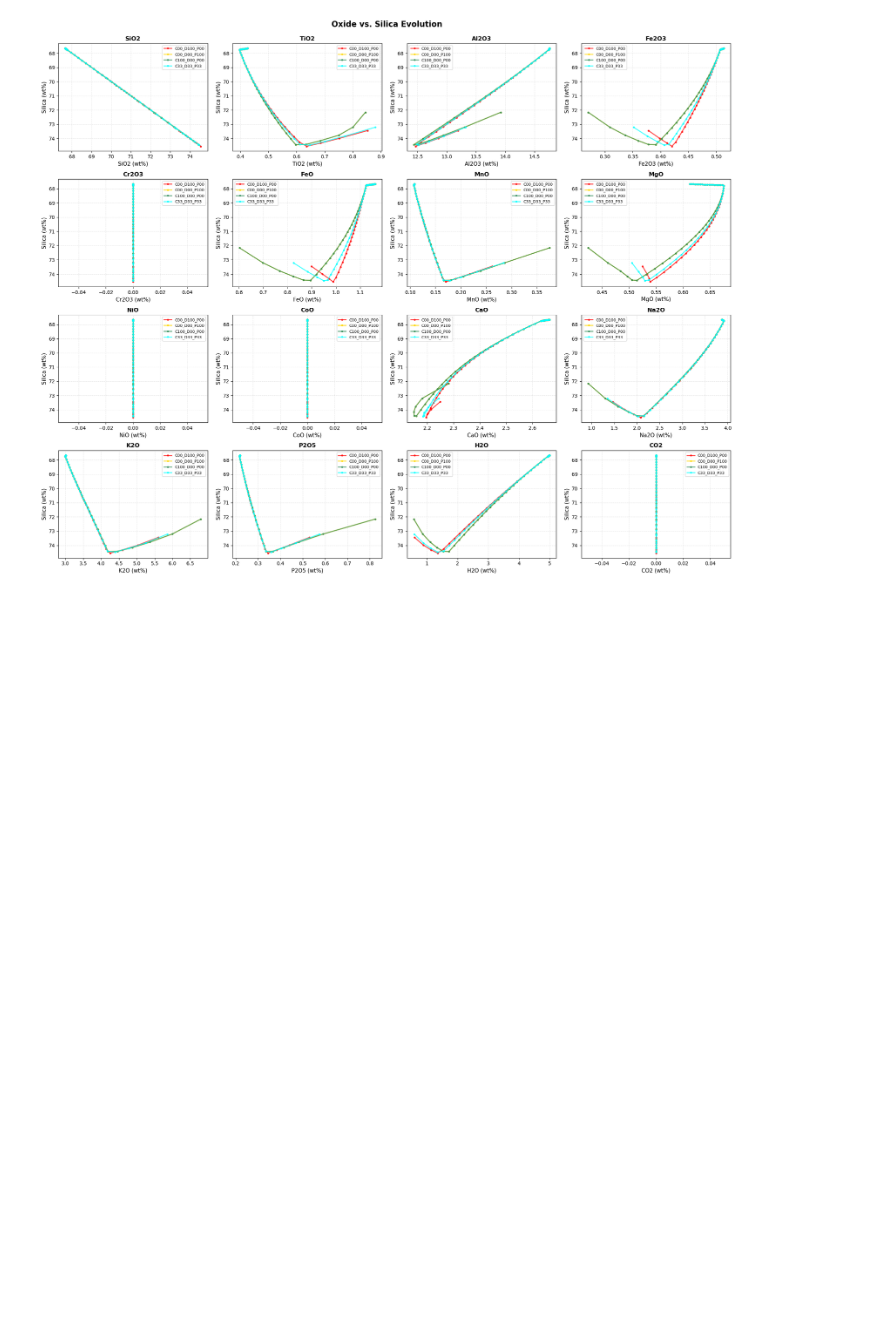
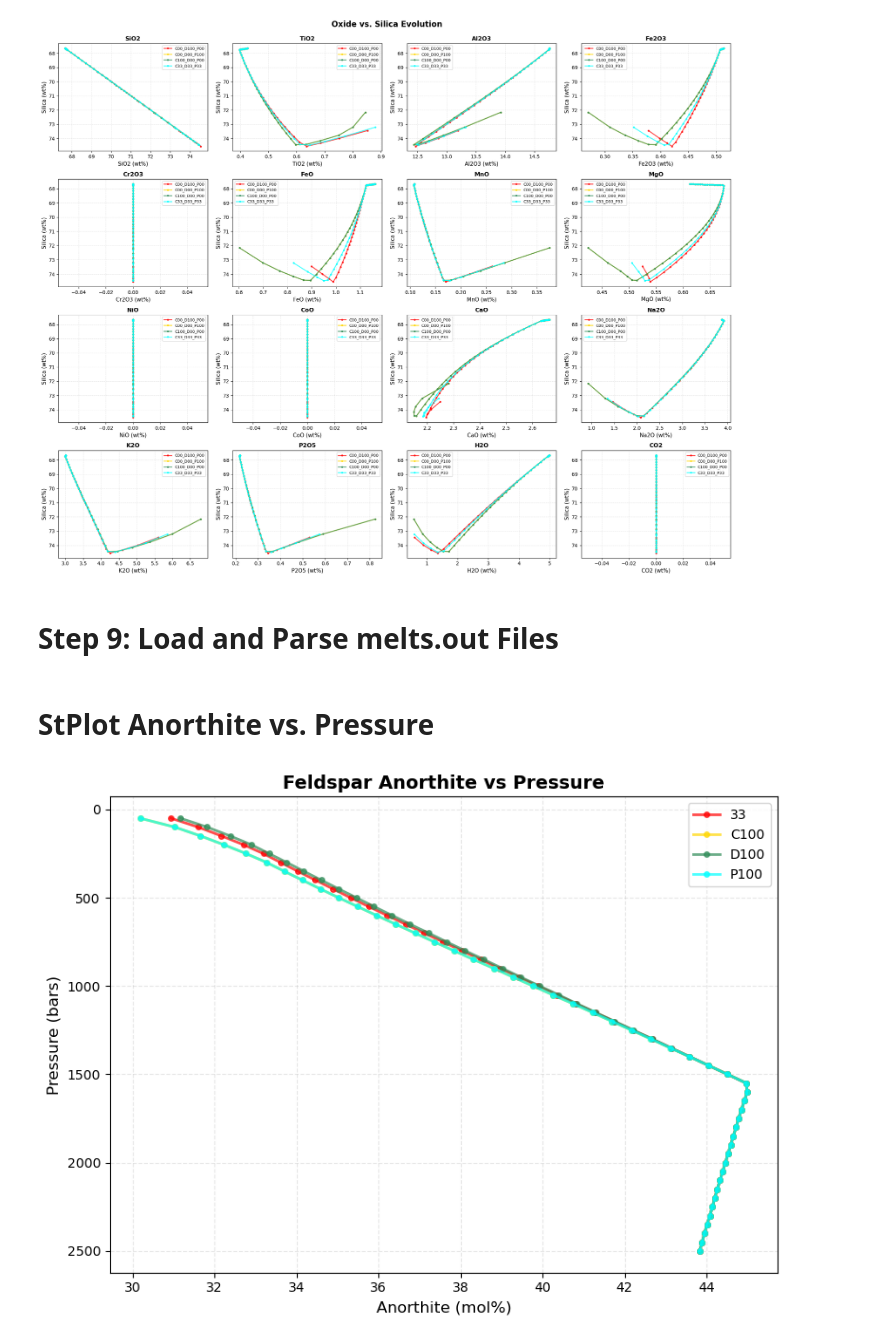
Before and after one commit to juliaberglind/MCS-Lassen-Isentropic-Decompression, a Jupyter notebook: code/lassen.ipynb, the cells around one changed output. Drawn from its saved outputs; the diff is of its cells as text; code cells hidden in the pictures; blank space fills up the shorter version.

Commit message:
Added anorthite plots to notebook

```diff
--- a/code/lassen.ipynb
+++ b/code/lassen.ipynb
@@ -76,3 +78,15 @@ fig = la.plot_all_oxides_vs_silica(df_list, run_names)
 la.save_fig(fig, 'Hydrous-Oxides-vs-Silica.png')
 # %% [output]
 [figure]
+# %% [markdown]
+# Step 9: Load and Parse melts.out Files
+# %%
+melts_names = ['33', 'C100', 'D100', 'P100']
+df_melts_list = [la.load_melts_out(name) for name in melts_names]
+# %% [markdown]
+# StPlot Anorthite vs. Pressure
+# %%
+fig = la.plot_anorthite_vs_pressure(df_melts_list, melts_names)
+la.save_fig(fig, 'anorthite-vs-pressure.png')
+# %% [output]
+[figure, added]
```
Also changed, not shown: parts of 4 cells of this notebook.
